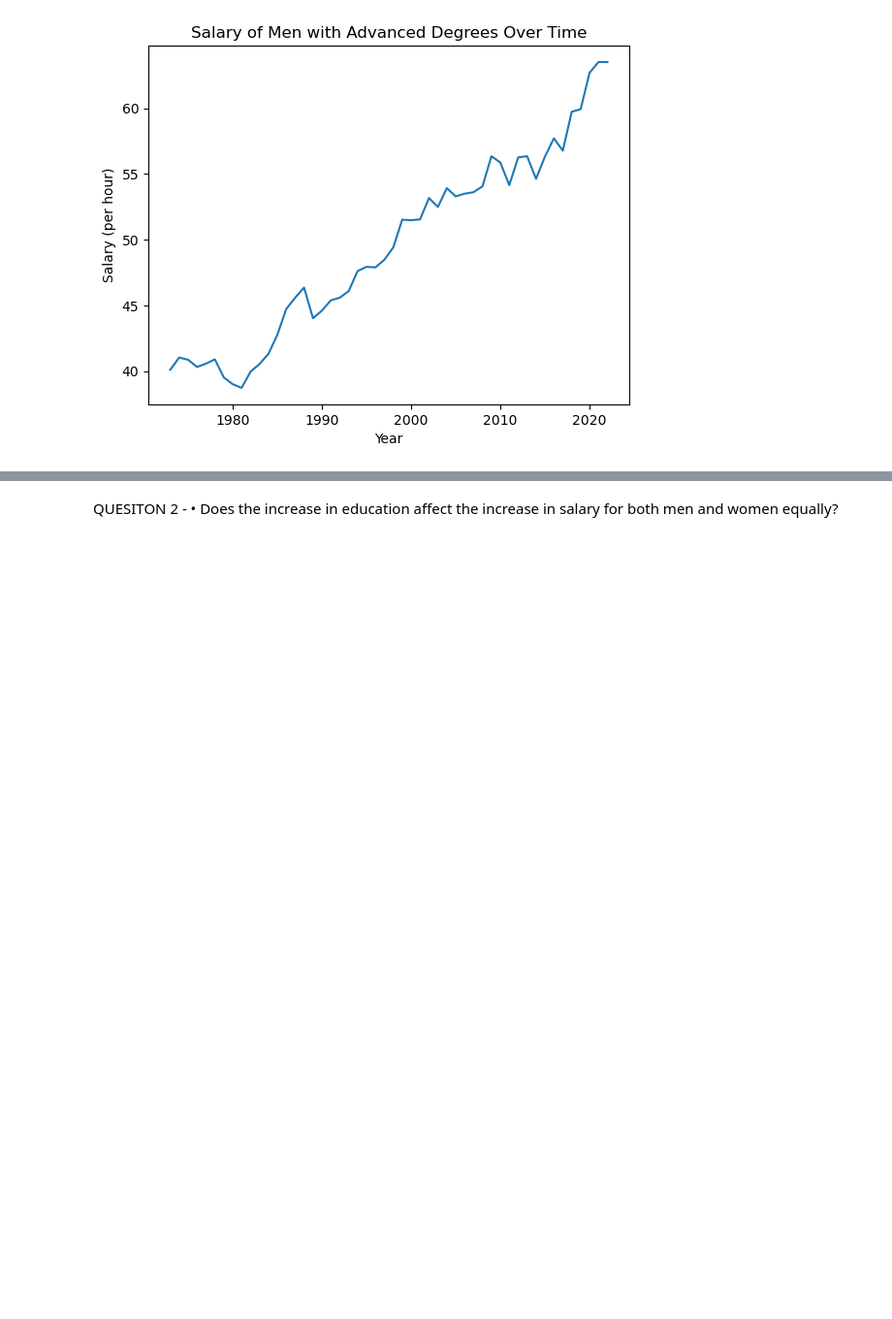
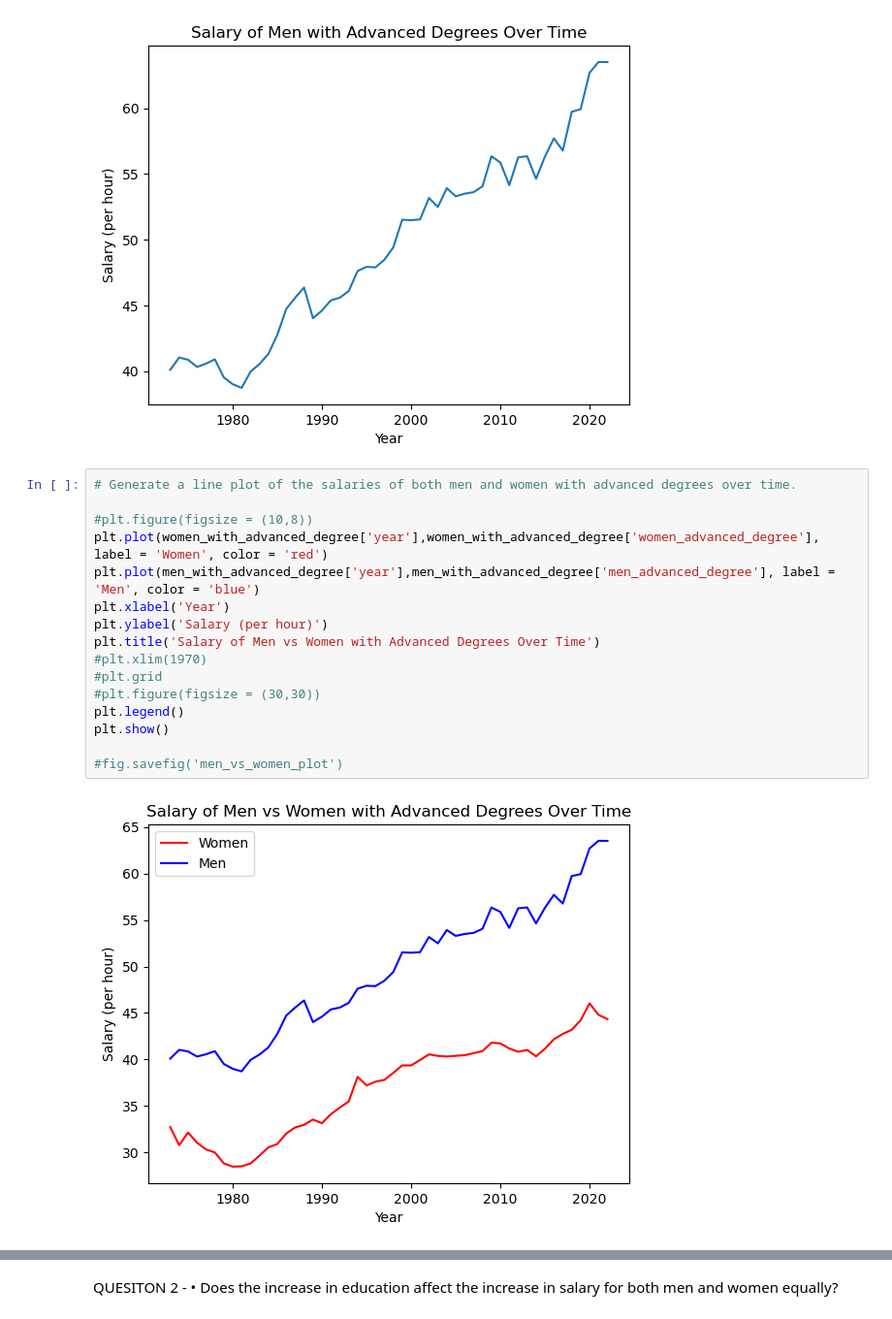
Before and after one commit to Crashapple/Project_1, a Jupyter notebook: Project1.ipynb, the cells around one changed output, grey strips where cells are left out. Shown: that part at 97% size. Drawn from its saved outputs; the diff is of its cells as text; blank space fills up the shorter version.

```diff
--- a/Project1.ipynb
+++ b/Project1.ipynb
@@ -87,3 +89,21 @@ plt.title('Salary of Men with Advanced Degrees Over Time')
 plt.show()
 # %% [output]
 [figure]
+# %%
+# Generate a line plot of the salaries of both men and women with advanced degrees over time.
+
+#plt.figure(figsize = (10,8))
+plt.plot(women_with_advanced_degree['year'],women_with_advanced_degree['women_advanced_degree'], label = 'Women', color = 'red')
+plt.plot(men_with_advanced_degree['year'],men_with_advanced_degree['men_advanced_degree'], label = 'Men', color = 'blue')
+plt.xlabel('Year')
+plt.ylabel('Salary (per hour)')
+plt.title('Salary of Men vs Women with Advanced Degrees Over Time')
+#plt.xlim(1970)
+#plt.grid
+#plt.figure(figsize = (30,30))
+plt.legend()
+plt.show()
+
+#fig.savefig('men_vs_women_plot')
+# %% [output]
+[figure, added]
```
Also changed, not shown: parts of 10 cells of this notebook.
